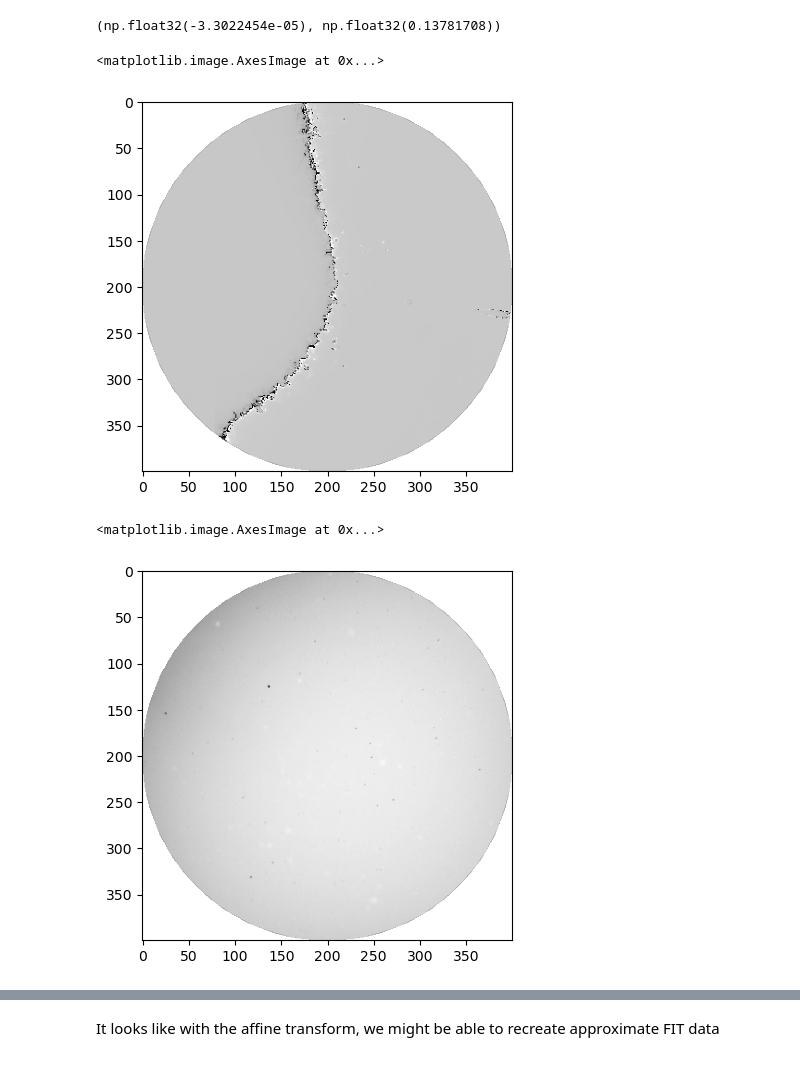
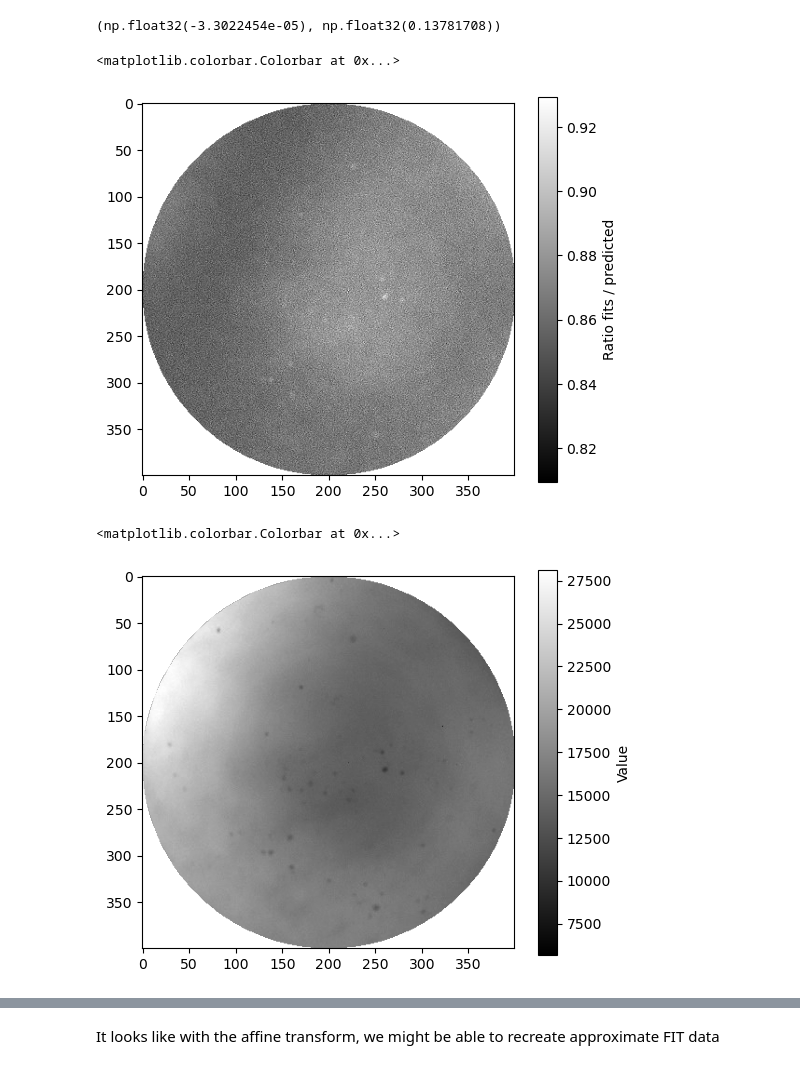
Before and after one commit to jfreuden/allsky-light-pollution, a Jupyter notebook: notebooks/exploratory/study-fit-vs-jpg-calibration.ipynb, the cells around one changed output, grey strips where cells are left out. Drawn from its saved outputs; the diff is of its cells as text; code cells hidden in the pictures.

Commit message:
Add to affine-predicted fits-jpg study

```diff
--- a/notebooks/exploratory/study-fit-vs-jpg-calibration.ipynb
+++ b/notebooks/exploratory/study-fit-vs-jpg-calibration.ipynb
@@ -303,20 +303,30 @@ a, b
 # %% [output]
 (np.float32(-3.3022454e-05), np.float32(0.13781708))
 # %%
-jpg_path, fit_path = image_pairs[2000]
+jpg_path, fit_path = image_pairs[3600]
 test_image = plt.imread(jpg_path)
 test_red = srgb_to_linear(test_image)[:,:,0]
 test_fits = fits.getdata(fit_path).astype(np.float32)
 
-predicted_fits = (test_red - b) / a
+predicted_fits = (test_red + b) / -a
 
-plt.imshow(mask_image(test_fits) / mask_image(predicted_fits), cmap="gray")
+
+fig, ax = plt.subplots(figsize=(6, 5))
+im = ax.imshow(mask_image(test_fits) / mask_image(predicted_fits), cmap="gray")
+fig.colorbar(im, ax=ax, label="Ratio fits / predicted")
+# fig.tight_layout()
 # %% [output]
-<matplotlib.image.AxesImage at 0x...>
+<matplotlib.colorbar.Colorbar at 0x...>
-[figure, old version]
+[figure, new version]
 # %%
-plt.imshow(mask_image(predicted_fits), cmap="gray")
+# plt.imshow(mask_image(predicted_fits), cmap="gray")
+
+fig, ax = plt.subplots(figsize=(6, 5))
+im = ax.imshow(
+    mask_image(predicted_fits)
+, cmap="gray")
+fig.colorbar(im, ax=ax, label="Value")
 # %% [output]
-<matplotlib.image.AxesImage at 0x...>
+<matplotlib.colorbar.Colorbar at 0x...>
-[figure, old version]
+[figure, new version]
 # %%
```
Also changed, not shown: parts of 6 cells of this notebook.
